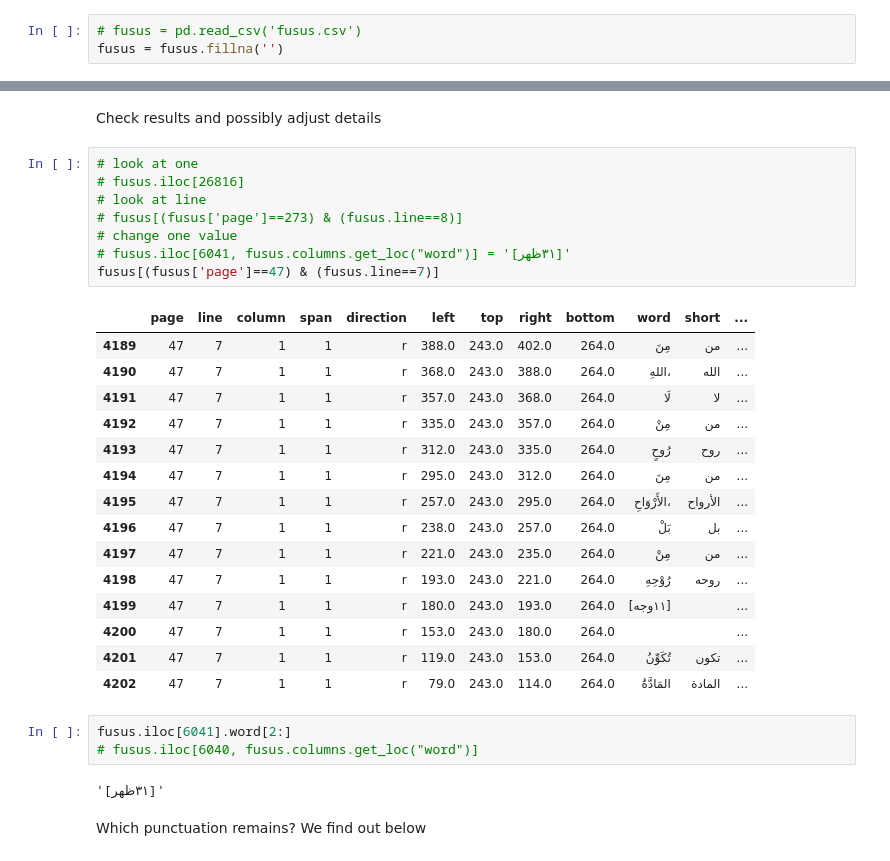
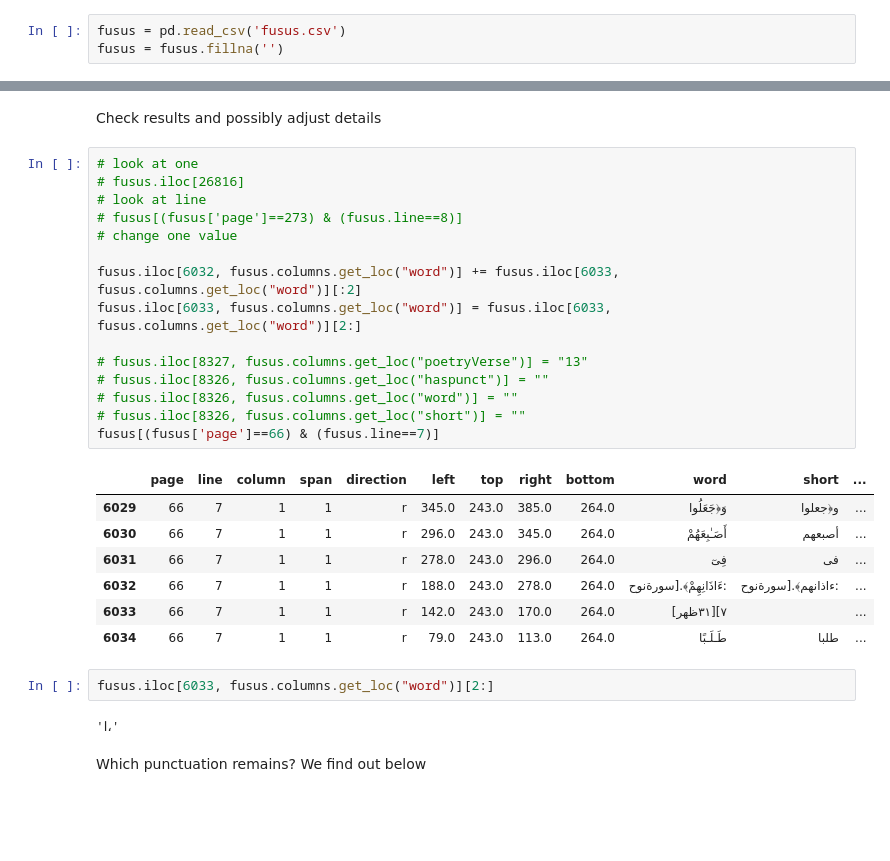
Before and after one commit to among/fusus, a Jupyter notebook: fusust-text-laboratory/FususReworking.ipynb, the cells around one changed output, grey strips where cells are left out. Saved outputs shown, nothing was run; the diff lists cells and outputs as text; blank space fills up the shorter version.

```diff
--- a/fusust-text-laboratory/FususReworking.ipynb
+++ b/fusust-text-laboratory/FususReworking.ipynb
@@ -14,6 +14,6 @@ import matplotlib.pyplot as plt
 import seaborn as sns
 import arabicABC as abc
 # %%
-# fusus = pd.read_csv('fusus.csv')
+fusus = pd.read_csv('fusus.csv')
 fusus = fusus.fillna('')
 # %%
@@ -68,32 +47,30 @@ Check results and possibly adjust details
 # %%
 # look at one
 # fusus.iloc[26816]
 # look at line
 # fusus[(fusus['page']==273) & (fusus.line==8)]
 # change one value
-# fusus.iloc[6041, fusus.columns.get_loc("word")] = '[٣١ظهر]'
-fusus[(fusus['page']==47) & (fusus.line==7)]
+
+fusus.iloc[6032, fusus.columns.get_loc("word")] += fusus.iloc[6033, fusus.columns.get_loc("word")][:2]
+fusus.iloc[6033, fusus.columns.get_loc("word")] = fusus.iloc[6033, fusus.columns.get_loc("word")][2:]
+
+# fusus.iloc[8327, fusus.columns.get_loc("poetryVerse")] = "13"
+# fusus.iloc[8326, fusus.columns.get_loc("haspunct")] = ""
+# fusus.iloc[8326, fusus.columns.get_loc("word")] = ""
+# fusus.iloc[8326, fusus.columns.get_loc("short")] = ""
+fusus[(fusus['page']==66) & (fusus.line==7)]
 # %% [output]
 |  | page | line | column | span | direction | left | top | right | bottom | word | short | ... |
-| 4189 | 47 | 7 | 1 | 1 | r | 388.0 | 243.0 | 402.0 | 264.0 | مِنَ | من | ... |
-| 4190 | 47 | 7 | 1 | 1 | r | 368.0 | 243.0 | 388.0 | 264.0 | اللهِ، | الله | ... |
-| 4191 | 47 | 7 | 1 | 1 | r | 357.0 | 243.0 | 368.0 | 264.0 | لَا | لا | ... |
-| 4192 | 47 | 7 | 1 | 1 | r | 335.0 | 243.0 | 357.0 | 264.0 | مِنْ | من | ... |
-| 4193 | 47 | 7 | 1 | 1 | r | 312.0 | 243.0 | 335.0 | 264.0 | رُوحٍ | روح | ... |
-| 4194 | 47 | 7 | 1 | 1 | r | 295.0 | 243.0 | 312.0 | 264.0 | مِنَ | من | ... |
-| 4195 | 47 | 7 | 1 | 1 | r | 257.0 | 243.0 | 295.0 | 264.0 | الأَرْوَاحِ، | الأرواح | ... |
-| 4196 | 47 | 7 | 1 | 1 | r | 238.0 | 243.0 | 257.0 | 264.0 | بَلْ | بل | ... |
-| 4197 | 47 | 7 | 1 | 1 | r | 221.0 | 243.0 | 235.0 | 264.0 | مِنْ | من | ... |
-| 4198 | 47 | 7 | 1 | 1 | r | 193.0 | 243.0 | 221.0 | 264.0 | رُوْحِهِ | روحه | ... |
-| 4199 | 47 | 7 | 1 | 1 | r | 180.0 | 243.0 | 193.0 | 264.0 | [١١وجه] |  | ... |
-| 4200 | 47 | 7 | 1 | 1 | r | 153.0 | 243.0 | 180.0 | 264.0 |  |  | ... |
-| 4201 | 47 | 7 | 1 | 1 | r | 119.0 | 243.0 | 153.0 | 264.0 | تُكَوِّنُ | تكون | ... |
-| 4202 | 47 | 7 | 1 | 1 | r | 79.0 | 243.0 | 114.0 | 264.0 | المَادَّةُ | المادة | ... |
+| 6029 | 66 | 7 | 1 | 1 | r | 345.0 | 243.0 | 385.0 | 264.0 | وَ﴿جَعَلُوا | و﴿جعلوا | ... |
+| 6030 | 66 | 7 | 1 | 1 | r | 296.0 | 243.0 | 345.0 | 264.0 | أَصَـٰبِعَهُمْ | أصبعهم | ... |
+| 6031 | 66 | 7 | 1 | 1 | r | 278.0 | 243.0 | 296.0 | 264.0 | فِىٓ | فى | ... |
+| 6032 | 66 | 7 | 1 | 1 | r | 188.0 | 243.0 | 278.0 | 264.0 | ءَاذَانِهِمْ﴾.[سورةنوح: | ءاذانهم﴾.[سورةنوح: | ... |
+| 6033 | 66 | 7 | 1 | 1 | r | 142.0 | 243.0 | 170.0 | 264.0 | ٧][٣١ظهر] |  | ... |
+| 6034 | 66 | 7 | 1 | 1 | r | 79.0 | 243.0 | 113.0 | 264.0 | طَـلَـبًا | طلبا | ... |
 # %%
-fusus.iloc[6041].word[2:]
-# fusus.iloc[6040, fusus.columns.get_loc("word")]
+fusus.iloc[6033, fusus.columns.get_loc("word")][2:]
 # %% [output]
-'[٣١ظهر]'
+'ا،'
 # %% [markdown]
 Which punctuation remains? We find out below
 # %%
```
Also changed, not shown: parts of 12 cells of this notebook, 2 other files.
